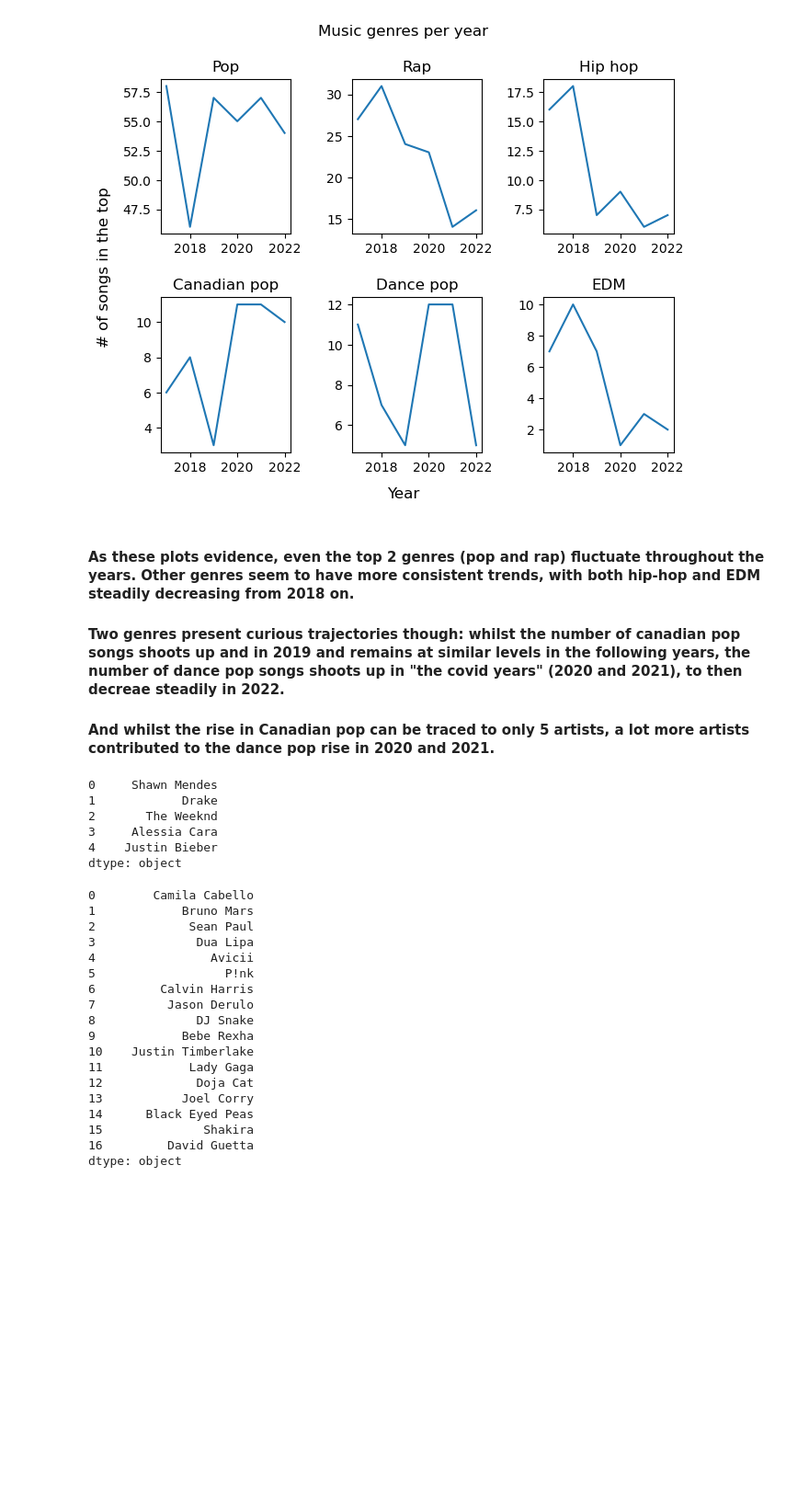
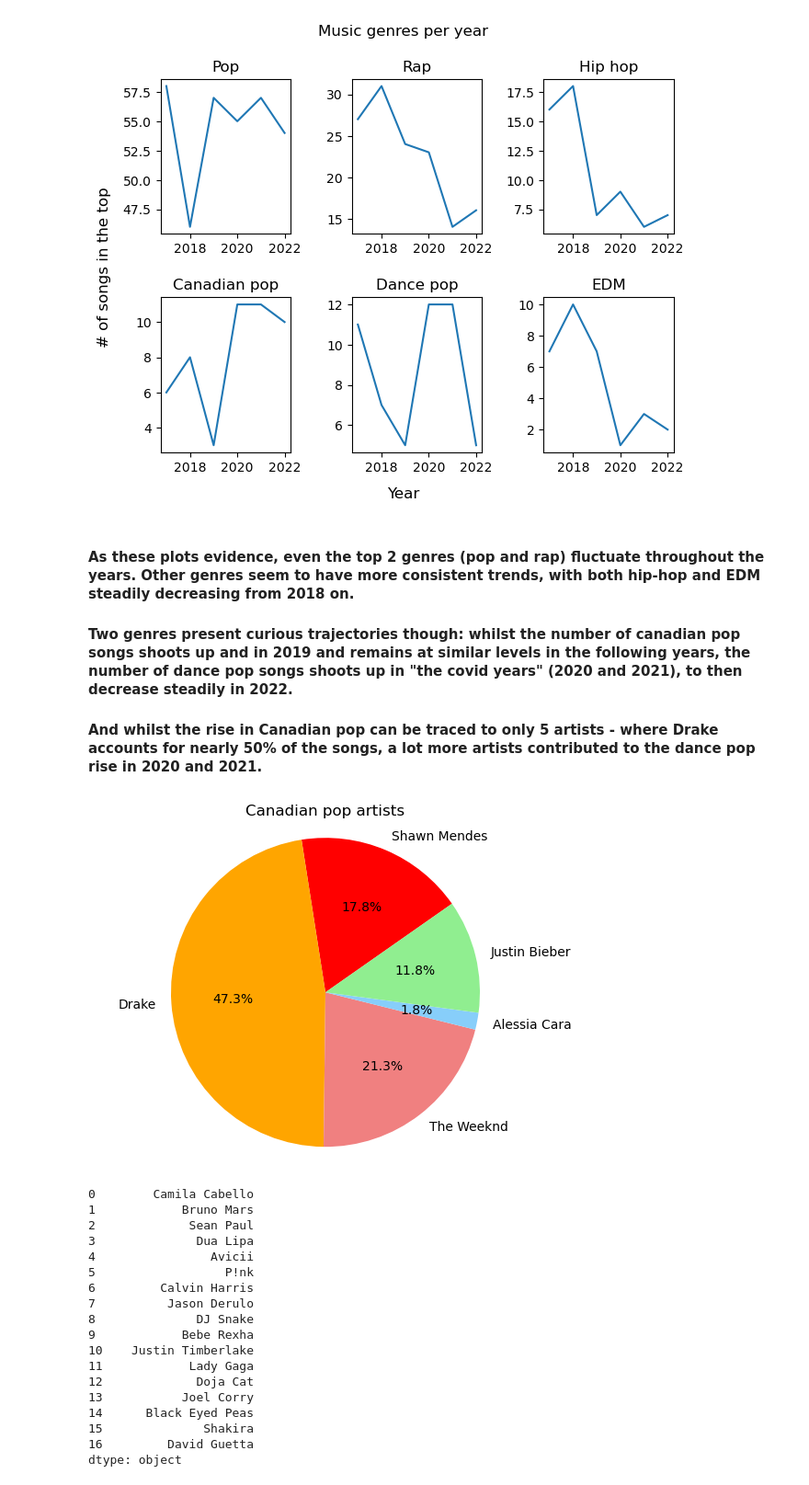
Before and after one commit to catisf/Project-1-Group-2, a Jupyter notebook: jupyter_notebooks/genre_analyses.ipynb, the cells around one changed output. Shown at 92% size. Saved outputs shown, nothing was run; the diff lists cells and outputs as text; code cells hidden in the pictures; blank space fills up the shorter version.

```diff
--- a/jupyter_notebooks/genre_analyses.ipynb
+++ b/jupyter_notebooks/genre_analyses.ipynb
@@ -102,19 +106,34 @@ fig.savefig("../output_data/specific_genres.png")
 # %% [markdown]
 #### As these plots evidence, even the top 2 genres (pop and rap) fluctuate throughout the years. Other genres seem to have more consistent trends, with both hip-hop and EDM steadily decreasing from 2018 on.
 
-#### Two genres present curious trajectories though: whilst the number of canadian pop songs shoots up and in 2019 and remains at similar levels in the following years, the number of dance pop songs shoots up in "the covid years" (2020 and 2021), to then decreae steadily in 2022.
+#### Two genres present curious trajectories though: whilst the number of canadian pop songs shoots up and in 2019 and remains at similar levels in the following years, the number of dance pop songs shoots up in "the covid years" (2020 and 2021), to then decrease steadily in 2022.
 
-#### And whilst the rise in Canadian pop can be traced to only 5 artists, a lot more artists contributed to the dance pop rise in 2020 and 2021.
+#### And whilst the rise in Canadian pop can be traced to only 5 artists - where Drake accounts for nearly 50% of the songs, a lot more artists contributed to the dance pop rise in 2020 and 2021.
 # %%
+# get the names of canadian artists
 canadian_artists = pd.Series(genre_df[genre_df["artist genre"] == "canadian pop"]["artist name"].unique())
-canadian_artists
+
+# and the song count for each of them
+song_count = []
+[song_count.append(len(genre_df[genre_df["artist name"] == artist].value_counts())) for artist in canadian_artists]
+
+# define the plot colours and section separation
+colors = ["red", "orange", "lightcoral", "lightskyblue", "lightgreen"]
+explode = (0, 0, 0, 0, 0)
+
+# create pie chart
+plt.pie(song_count, explode=explode, labels=canadian_artists, colors=colors,
+        autopct="%1.1f%%", startangle=35)
+plt.axis("equal")
+plt.title("Canadian pop artists")
+
+# save fig
+plt.savefig("../output_data/canadian_pop_artists.png")
+
+# plot fig
+plt.show()
 # %% [output]
-0     Shawn Mendes
-1            Drake
-2       The Weeknd
-3     Alessia Cara
-4    Justin Bieber
-dtype: object
+[figure, added]
 # %%
 pop_dance_artists = pd.Series(genre_df[genre_df["artist genre"] == "dance pop"]["artist name"].unique())
 pop_dance_artists
```
Also changed, not shown: parts of 14 cells of this notebook, 11 other files.
